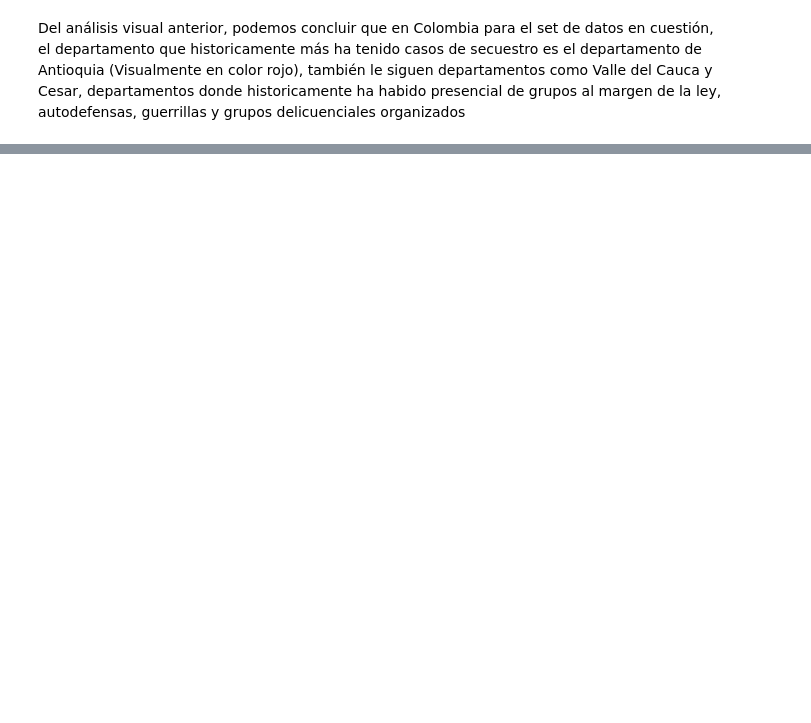
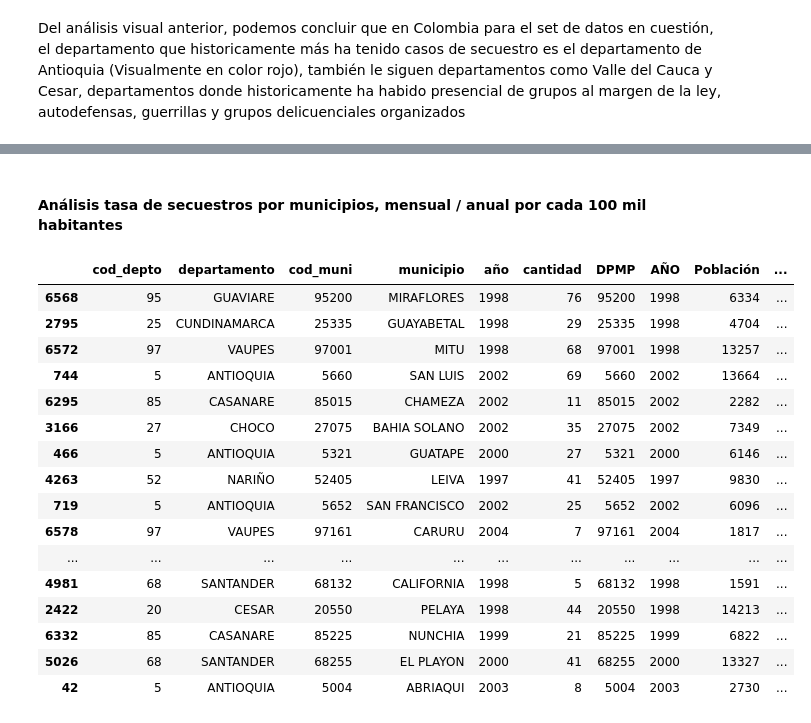
Before and after one commit to SPMINE-2425/repo_diegomiranda, a Jupyter notebook: Código/Exploración_Secuestros.ipynb, the cells around one changed output, grey strips where cells are left out. Cells and saved outputs as stored; diff of their text form; code cells hidden in the pictures; blank space fills up the shorter version.

Commit message:
Avance en la base de exploración de secuestros en Colombia

```diff
--- a/Código/Exploración_Secuestros.ipynb
+++ b/Código/Exploración_Secuestros.ipynb
@@ -326,0 +427,3 @@ df_municipios.head(50)
+# %%
+#Quedarse solo con las columnas necesarias
+df_poblacion_muni = df_poblacion_muni.drop(['DP','DPNOM','MPIO','ÁREA GEOGRÁFICA'], axis=1)
@@ -326,0 +446,12 @@ df_municipios.head(50)
+# %%
+#Del df original crear un nuevo df agrupado por departamento, municipio y año, con la cantidad total de secuestros por cada municipio en cada año
+df_secuestro_mensual_anio = df.groupby(['cod_depto', 'departamento', 'cod_muni', 'municipio', 'año'])['cantidad'].sum().reset_index()
+# %%
+#Traer al df agrupado, la población correspondiente por municipio para cada año
+df_secuestro_mensual_anio = pd.merge(
+    df_secuestro_mensual_anio ,
+    df_poblacion_muni,
+    how='left',
+    left_on=['cod_muni','año'],
+    right_on=['DPMP','AÑO']
+)
@@ -326,0 +474,25 @@ df_municipios.head(50)
+# %%
+# #Calcular la tasa de secuestros por cada 100 mil habitantes para cada municipio por cada año
+df_secuestro_mensual_anio['tasa_secuestro_100_mil_habitantes'] = (df_secuestro_mensual_anio['cantidad'] / df_secuestro_mensual_anio['Población'] ) * 100000
+# %% [markdown]
+#### **Análisis tasa de secuestros por municipios, mensual / anual por cada 100 mil habitantes**
+# %%
+df_secuestro_mensual_anio.sort_values('tasa_secuestro_100_mil_habitantes', ascending=False).head(20)
+# %% [output]
+|  | cod_depto | departamento | cod_muni | municipio | año | cantidad | DPMP | AÑO | Población | ... |
+| 6568 | 95 | GUAVIARE | 95200 | MIRAFLORES | 1998 | 76 | 95200 | 1998 | 6334 | ... |
+| 2795 | 25 | CUNDINAMARCA | 25335 | GUAYABETAL | 1998 | 29 | 25335 | 1998 | 4704 | ... |
+| 6572 | 97 | VAUPES | 97001 | MITU | 1998 | 68 | 97001 | 1998 | 13257 | ... |
+| 744 | 5 | ANTIOQUIA | 5660 | SAN LUIS | 2002 | 69 | 5660 | 2002 | 13664 | ... |
+| 6295 | 85 | CASANARE | 85015 | CHAMEZA | 2002 | 11 | 85015 | 2002 | 2282 | ... |
+| 3166 | 27 | CHOCO | 27075 | BAHIA SOLANO | 2002 | 35 | 27075 | 2002 | 7349 | ... |
+| 466 | 5 | ANTIOQUIA | 5321 | GUATAPE | 2000 | 27 | 5321 | 2000 | 6146 | ... |
+| 4263 | 52 | NARIÑO | 52405 | LEIVA | 1997 | 41 | 52405 | 1997 | 9830 | ... |
+| 719 | 5 | ANTIOQUIA | 5652 | SAN FRANCISCO | 2002 | 25 | 5652 | 2002 | 6096 | ... |
+| 6578 | 97 | VAUPES | 97161 | CARURU | 2004 | 7 | 97161 | 2004 | 1817 | ... |
+| ... | ... | ... | ... | ... | ... | ... | ... | ... | ... | ... |
+| 4981 | 68 | SANTANDER | 68132 | CALIFORNIA | 1998 | 5 | 68132 | 1998 | 1591 | ... |
+| 2422 | 20 | CESAR | 20550 | PELAYA | 1998 | 44 | 20550 | 1998 | 14213 | ... |
+| 6332 | 85 | CASANARE | 85225 | NUNCHIA | 1999 | 21 | 85225 | 1999 | 6822 | ... |
+| 5026 | 68 | SANTANDER | 68255 | EL PLAYON | 2000 | 41 | 68255 | 2000 | 13327 | ... |
+| 42 | 5 | ANTIOQUIA | 5004 | ABRIAQUI | 2003 | 8 | 5004 | 2003 | 2730 | ... |
```
Also changed, not shown: parts of 47 cells of this notebook, 4 other files.
